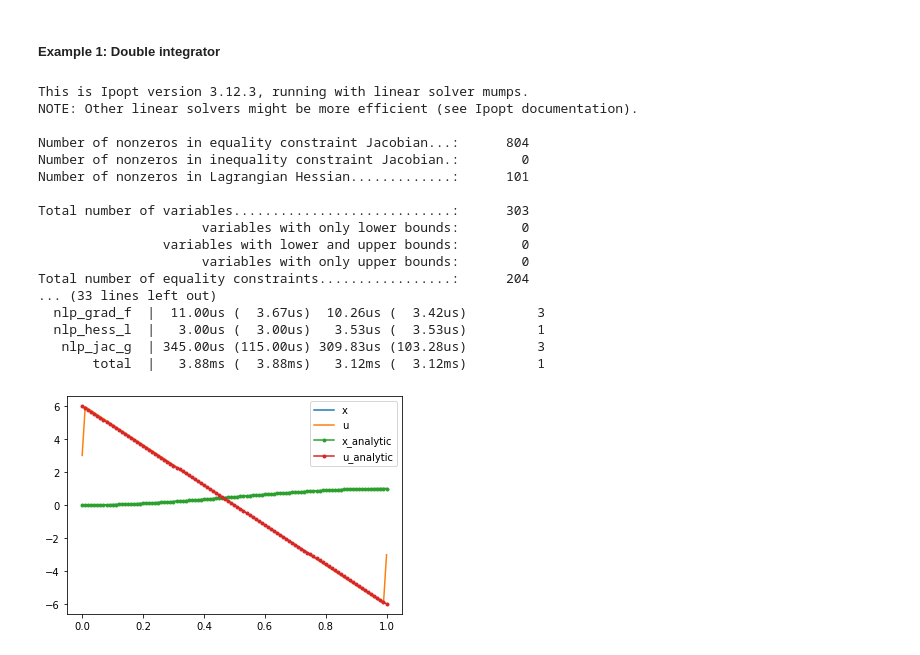
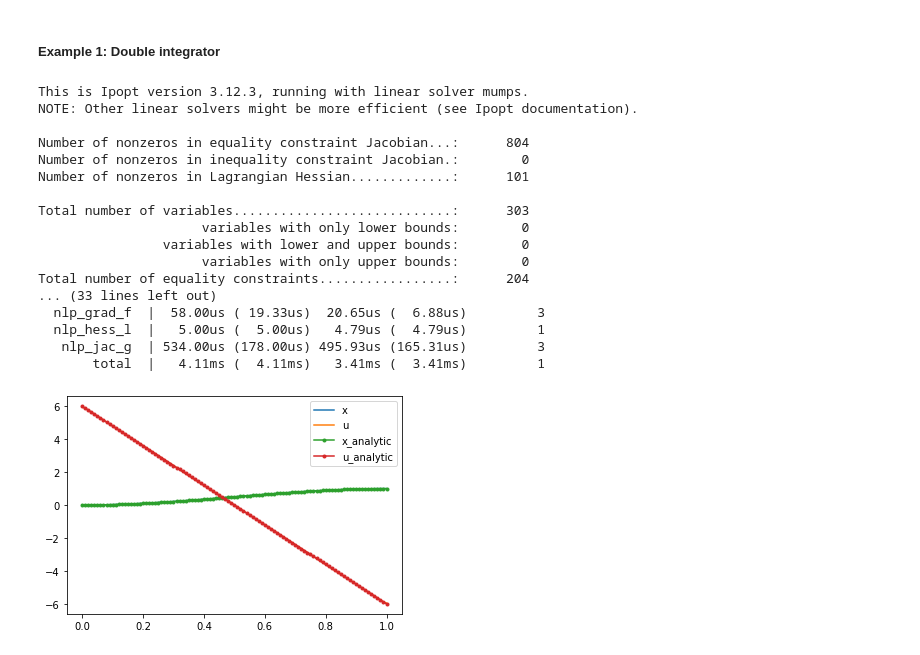
Before and after one commit to xyyeh/learning, a Jupyter notebook: General/notes/Trajectory Optimization.ipynb, the cells around one changed output. Saved outputs shown, nothing was run; the diff lists cells and outputs as text; code cells hidden in the pictures.

```diff
--- a/General/notes/Trajectory Optimization.ipynb
+++ b/General/notes/Trajectory Optimization.ipynb
@@ -36,67 +36,67 @@ import numpy as np
 import matplotlib.pyplot as plt
 
 N = 100
-hk = 0.01
+T = 1
+hk = T/N
 
 # analytic solution
-t = np.linspace(0,1,N+1);
+t = np.linspace(0,T,N+1);
 u_analytic = 6-12*t
 x_analytic = 3*np.power(t,2) - 2*np.power(t,3)
 
 # nonlinear optimization
 opti = casadi.Opti()
-
 x = opti.variable(N+1) # 0~N
 v = opti.variable(N+1)
 u = opti.variable(N+1)
 
-# constraints with trapezoidal
+# constraints with trapezoidal quadrature
 opti.subject_to(x[0] == 0)
 opti.subject_to(v[0] == 0)
 opti.subject_to(x[N] == 1)
 opti.subject_to(v[N] == 0)
 for k in range(N):
-    opti.subject_to( x[k+1] - x[k] == 0.5 * hk * (v[k+1] + v[k]))
-    opti.subject_to( v[k+1] - v[k] == 0.5 * hk * (u[k+1] + u[k]))
+    opti.subject_to(x[k+1] - x[k] == 0.5 * hk * (v[k+1] + v[k]))
+    opti.subject_to(v[k+1] - v[k] == 0.5 * hk * (u[k+1] + u[k]))
 
 # objective function
-opti.minimize(sumsqr(u))
+opti.minimize(0.5*hk*sumsqr(u[0:N])+0.5*hk*sumsqr(u[1:N+1]))
 
 # initial guess
 opti.set_initial(x, np.linspace(0,1,N+1))
 opti.set_initial(v, np.ones((1,N+1)))
 opti.set_initial(u, np.zeros((1,N+1)))
 
 # solve
 opti.solver("ipopt") #,p_opts, s_opts)
 sol = opti.solve()
 
 # solution
 plt.plot(t, sol.value(x), label="x")
 plt.plot(t, sol.value(u), label="u")
 plt.plot(t, x_analytic, label="x_analytic", marker='.')
 plt.plot(t, u_analytic, label="u_analytic", marker='.')
 plt.legend()
 plt.show()
 # %% [output]
 This is Ipopt version 3.12.3, running with linear solver mumps.
 NOTE: Other linear solvers might be more efficient (see Ipopt documentation).
 
 Number of nonzeros in equality constraint Jacobian...:      804
 Number of nonzeros in inequality constraint Jacobian.:        0
 Number of nonzeros in Lagrangian Hessian.............:      101
 
 Total number of variables............................:      303
                      variables with only lower bounds:        0
                 variables with lower and upper bounds:        0
                      variables with only upper bounds:        0
 Total number of equality constraints.................:      204
 ... (33 lines left out)
-  nlp_grad_f  |  11.00us (  3.67us)  10.26us (  3.42us)         3
-  nlp_hess_l  |   3.00us (  3.00us)   3.53us (  3.53us)         1
-   nlp_jac_g  | 345.00us (115.00us) 309.83us (103.28us)         3
-       total  |   3.88ms (  3.88ms)   3.12ms (  3.12ms)         1
+  nlp_grad_f  |  58.00us ( 19.33us)  20.65us (  6.88us)         3
+  nlp_hess_l  |   5.00us (  5.00us)   4.79us (  4.79us)         1
+   nlp_jac_g  | 534.00us (178.00us) 495.93us (165.31us)         3
+       total  |   4.11ms (  4.11ms)   3.41ms (  3.41ms)         1
-[figure, old version]
+[figure, new version]
 # %% [markdown]
 ##### Example 2: Cart pole swing up
 ![cart_pole](resource/cart_pole.png)
```
Also changed, not shown: parts of 5 cells of this notebook, 1 other file.
